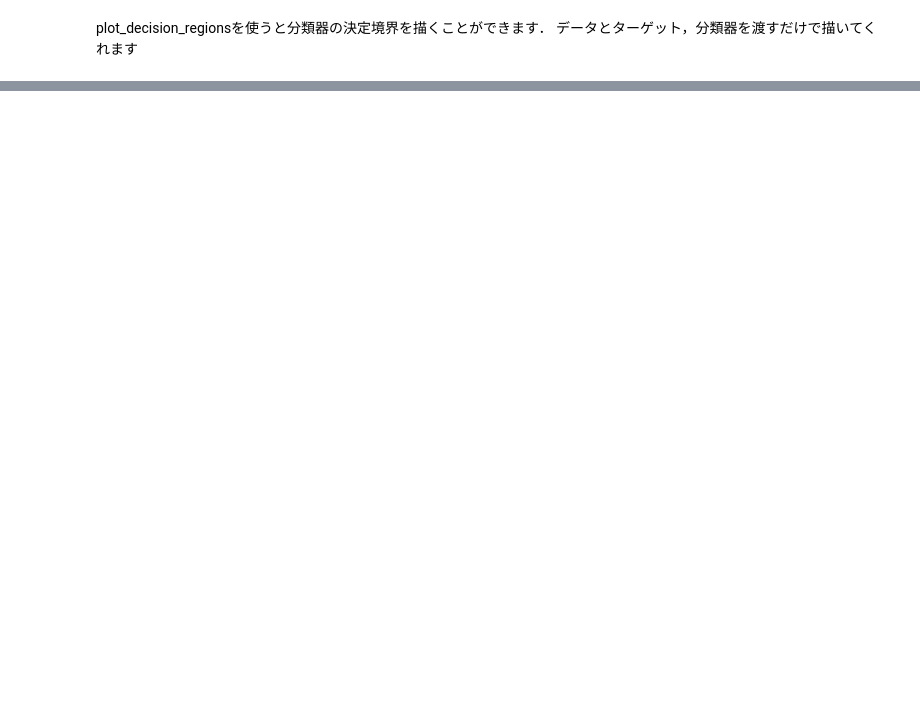
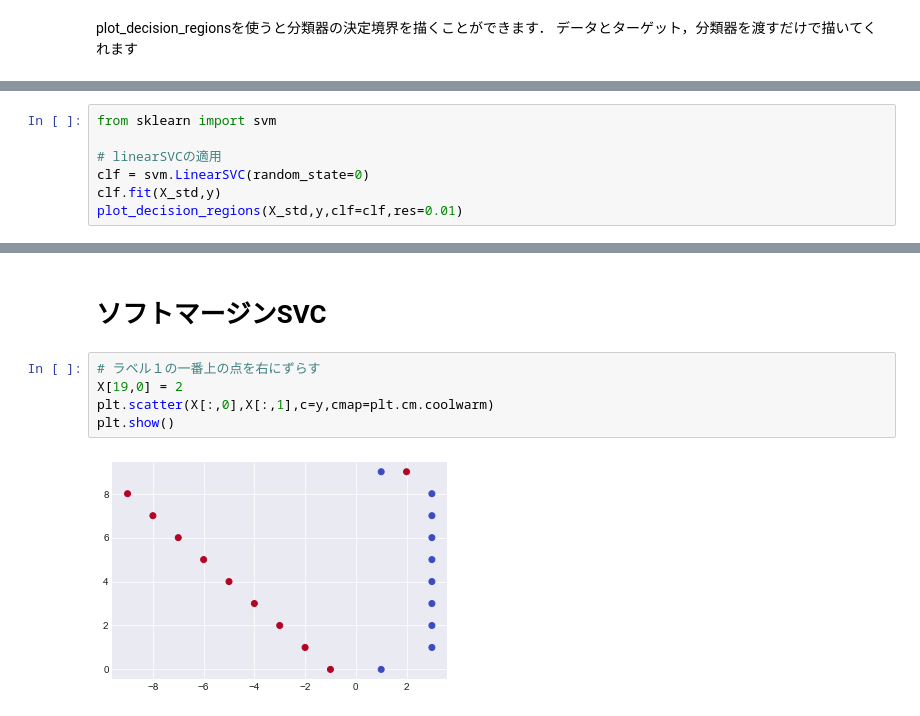
Before and after one commit to jin-nakajima/machine_learning_scratch, a Jupyter notebook: SVC.ipynb, the cells around one changed output, grey strips where cells are left out. Drawn from its saved outputs; the diff is of its cells as text; blank space fills up the shorter version.

```diff
--- a/SVC.ipynb
+++ b/SVC.ipynb
@@ -207,0 +210,7 @@ plot_decision_regionsを使うと分類器の決定境界を描くことがで
+# %%
+from sklearn import svm
+
+# linearSVCの適用
+clf = svm.LinearSVC(random_state=0)
+clf.fit(X_std,y)
+plot_decision_regions(X_std,y,clf=clf,res=0.01)
@@ -207,0 +220,9 @@ plot_decision_regionsを使うと分類器の決定境界を描くことがで
+# %% [markdown]
+# ソフトマージンSVC
+# %%
+# ラベル１の一番上の点を右にずらす
+X[19,0] = 2
+plt.scatter(X[:,0],X[:,1],c=y,cmap=plt.cm.coolwarm)
+plt.show()
+# %% [output]
+[figure, added]
```
Also changed, not shown: parts of 8 cells of this notebook.
